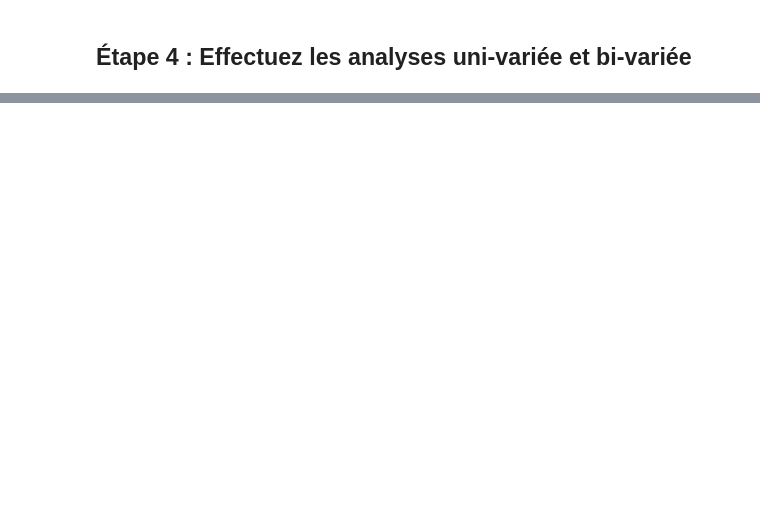
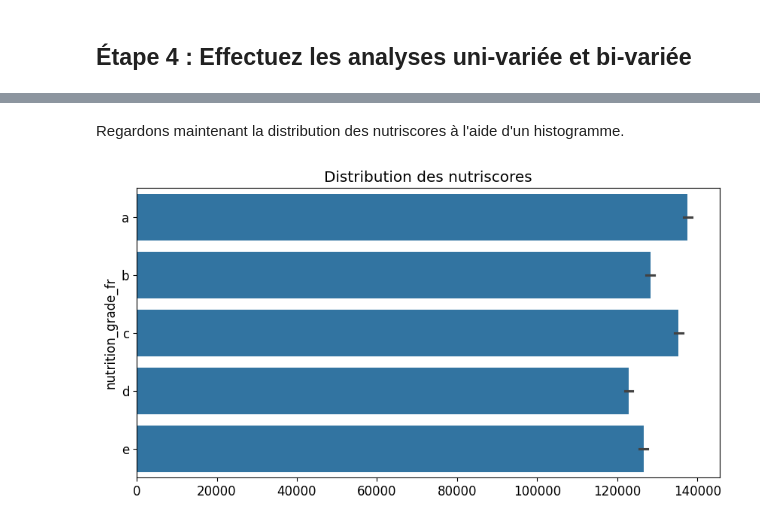
Before and after one commit to tdechanet/IAEngP3, a Jupyter notebook: analyze.ipynb, the cells around one changed output, grey strips where cells are left out. Saved outputs shown, nothing was run; the diff lists cells and outputs as text; code cells hidden in the pictures; blank space fills up the shorter version.

```diff
--- a/analyze.ipynb
+++ b/analyze.ipynb
@@ -232,3 +241,14 @@ plt.show()
+# %% [markdown]
+Regardons maintenant la distribution des nutriscores à l'aide d'un histogramme.
+# %%
+df['nutrition_grade_fr'] = pd.Categorical(df['nutrition_grade_fr'], ["a","b","c","d","e"])
+
+fig, ax = plt.subplots(figsize=(10,5))
+sns.barplot(data=df["nutrition_grade_fr"])
+ax.set_title("Distribution des nutriscores")
+plt.show()
+# %% [output]
+[figure, added]
 # %%
 correlation_table = scaled_df
 correlation_table = pd.merge(correlation_table, pd.DataFrame(target), how="right", left_on="url", right_on="url")
```
Also changed, not shown: parts of 10 cells of this notebook.
